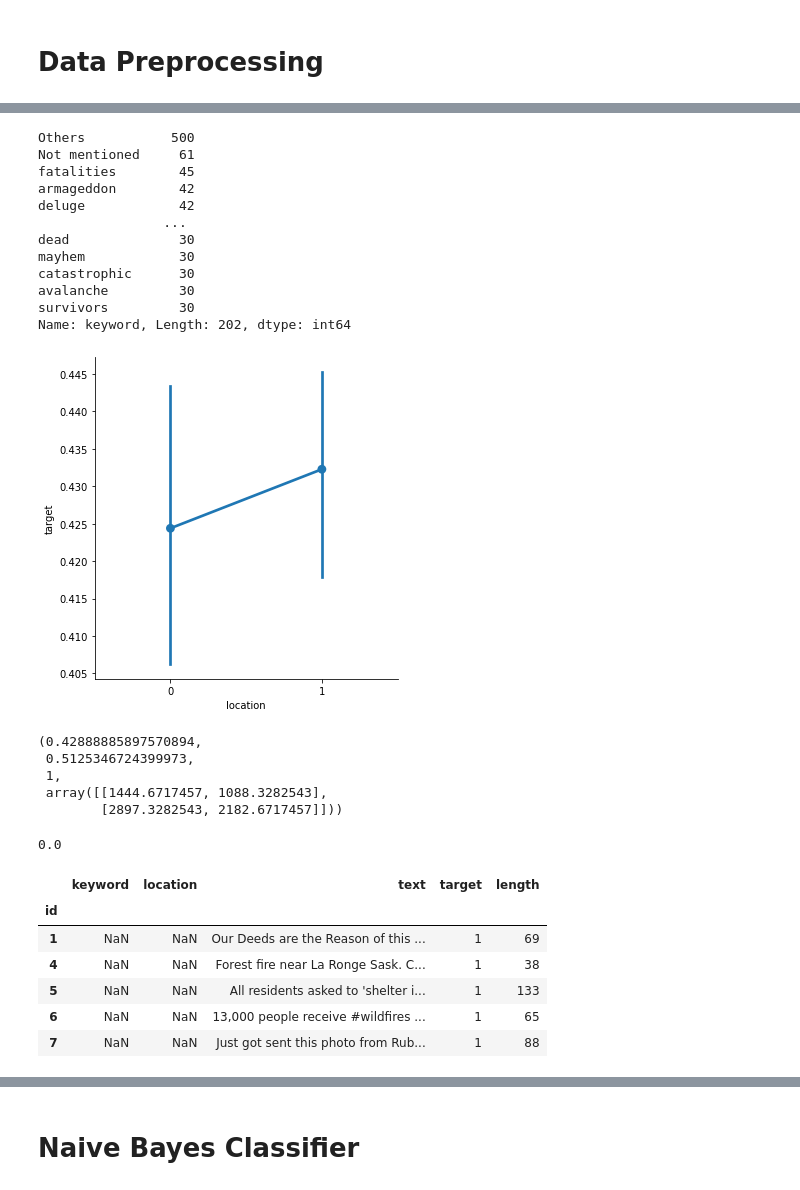
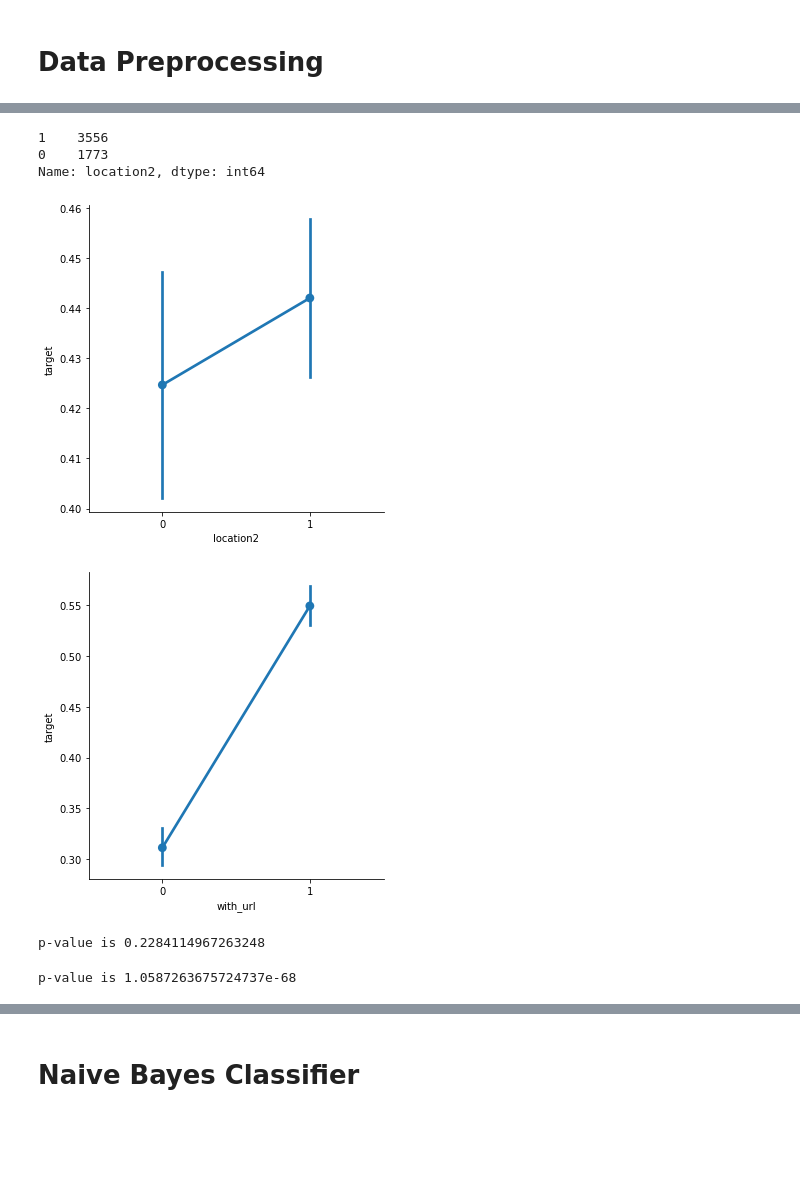
Before and after one commit to SmilesTigeR/statistical-analysis, a Jupyter notebook: Notebook/Disaster/Disaster.ipynb, the cells around one changed output, grey strips where cells are left out. Drawn from its saved outputs; the diff is of its cells as text; code cells hidden in the pictures; blank space fills up the shorter version.

```diff
--- a/Notebook/Disaster/Disaster.ipynb
+++ b/Notebook/Disaster/Disaster.ipynb
@@ -224,0 +370,16 @@ data_rescale = data.copy()
+# %%
+train_rescale = train.copy()
+# %%
+def keyword_preprocessing(keyword):
+    if pd.isnull(keyword):
+        return "Not mentioned"
+    else:
+        keyword = keyword.replace('%20', ' ')
+        lemmatizer = WordNetLemmatizer()
+        keywords = keyword.split(' ')
+        keywords = [k.lower() for k in keywords]
+        keywords = [lemmatizer.lemmatize(k, pos = "v") for k in keywords]
+        keyword = ' '.join(keywords)
+        return keyword
+# %%
+train_rescale['keyword2'] = train_rescale['keyword2'].apply(keyword_preprocessing)
@@ -225,4 +401,4 @@ data_rescale = data.copy()
 # %%
-data_rescale['location'] = 1 - data['location'].isna()
-data_rescale.head()
+train_rescale['location2'] = 1 - train_rescale['location'].isna()
+train_rescale.head()
 # %% [output]
@@ -264,45 +412,26 @@ data_rescale.head()
-# %%
-data_rescale['keyword'].value_counts()
-# %% [output]
-Others           500
-Not mentioned     61
-fatalities        45
-armageddon        42
-deluge            42
-                ...
-dead              30
-mayhem            30
-catastrophic      30
-avalanche         30
-survivors         30
-Name: keyword, Length: 202, dtype: int64
+# %%
+train_rescale['location2'].value_counts()
+# %% [output]
+1    3556
+0    1773
+Name: location2, dtype: int64
 # %%
-sns.factorplot(data = data_rescale, x = 'location', y = 'target')
+sns.factorplot(data = train_rescale, x = 'location2', y = 'target')
 plt.show()
 # %% [output]
-[figure, old version]
+[figure, new version]
+# %%
+sns.factorplot(data = train_rescale, x = 'with_url', y = 'target')
+plt.show()
+# %% [output]
+[figure, added]
 # %%
-chi2_contingency(pd.crosstab(data_rescale['location'], data_rescale['target']), correction=False)
+print(f"p-value is {chi2_contingency(pd.crosstab(train_rescale['location2'], train_rescale['target']), correction=False)[1]}")
 # Independent
 # %% [output]
-(0.42888885897570894,
- 0.5125346724399973,
- 1,
- array([[1444.6717457, 1088.3282543],
-        [2897.3282543, 2182.6717457]]))
+p-value is 0.2284114967263248
 # %%
-chi2_contingency(pd.crosstab(data_rescale['keyword'], data_rescale['target']), correction=False)[1]
+print(f"p-value is {chi2_contingency(pd.crosstab(train_rescale['with_url'], train_rescale['target']), correction=False)[1]}")
 # Not independent
 # %% [output]
-0.0
+p-value is 1.0587263675724737e-68
-# %%
-data['length'] = data['text'].apply(len)
-data.head()
-# %% [output]
-|  | keyword | location | text | target | length |
-| id |  |  |  |  |  |
-| 1 | NaN | NaN | Our Deeds are the Reason of this ... | 1 | 69 |
-| 4 | NaN | NaN | Forest fire near La Ronge Sask. C... | 1 | 38 |
-| 5 | NaN | NaN | All residents asked to 'shelter i... | 1 | 133 |
-| 6 | NaN | NaN | 13,000 people receive #wildfires ... | 1 | 65 |
-| 7 | NaN | NaN | Just got sent this photo from Rub... | 1 | 88 |
```
Also changed, not shown: parts of 129 cells of this notebook, 2 other files.
